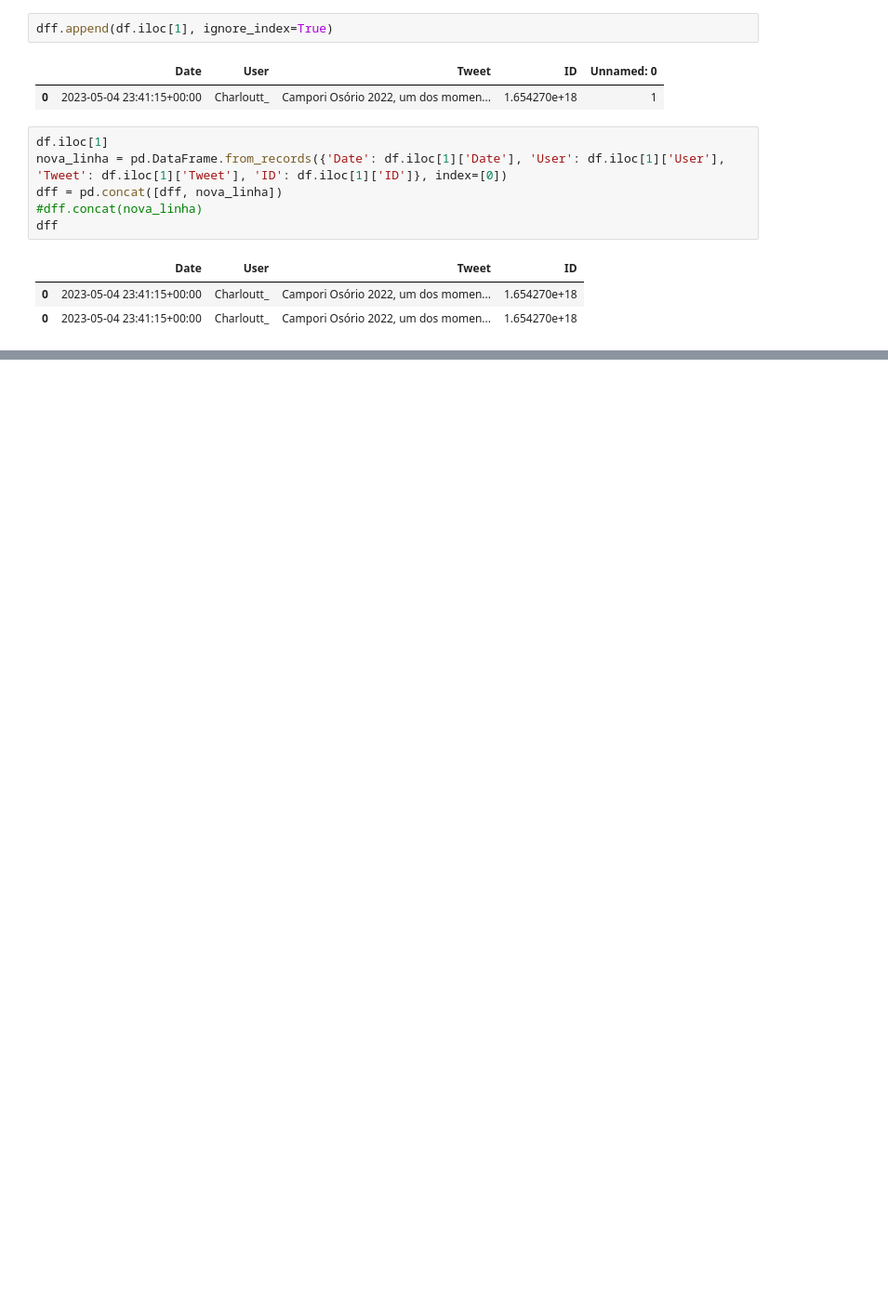
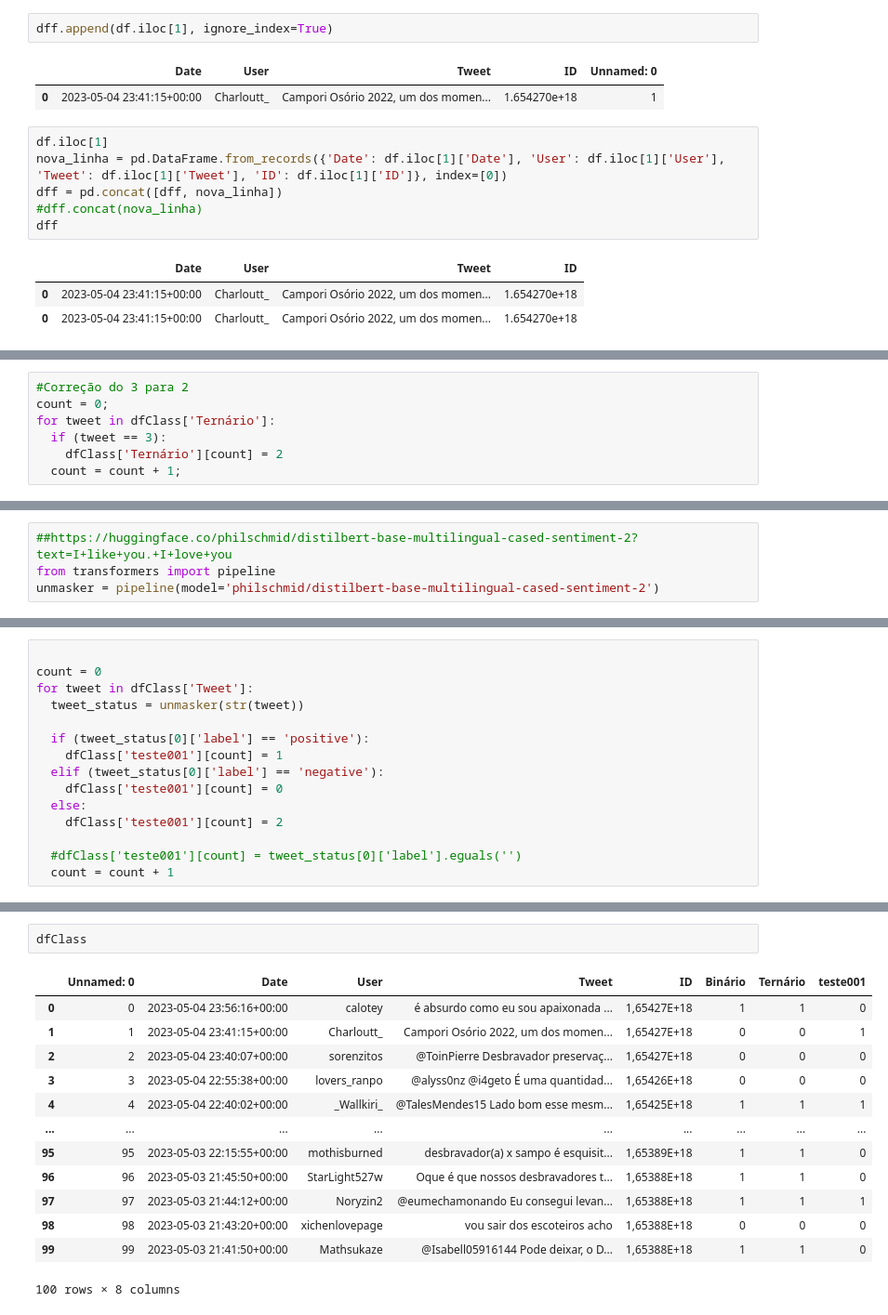
Before and after one commit to diegooliveira7/CollectTwitterDataCleanup, a Jupyter notebook: Análise_dos_dados_do_Escotismo.ipynb, the cells around one changed output, grey strips where cells are left out. Shown: that part at 93% size. Drawn from its saved outputs; the diff is of its cells as text; blank space fills up the shorter version.

Commit message:
Correção

```diff
--- a/Análise_dos_dados_do_Escotismo.ipynb
+++ b/Análise_dos_dados_do_Escotismo.ipynb
@@ -67,0 +133,7 @@ dff
+# %%
+#Correção do 3 para 2
+count = 0;
+for tweet in dfClass['Ternário']:
+  if (tweet == 3):
+    dfClass['Ternário'][count] = 2
+  count = count + 1;
@@ -67,0 +145,4 @@ dff
+# %%
+##https://huggingface.co/philschmid/distilbert-base-multilingual-cased-sentiment-2?text=I+like+you.+I+love+you
+from transformers import pipeline
+unmasker = pipeline(model='philschmid/distilbert-base-multilingual-cased-sentiment-2')
@@ -67,0 +154,15 @@ dff
+# %%
+
+count = 0
+for tweet in dfClass['Tweet']:
+  tweet_status = unmasker(str(tweet))
+
+  if (tweet_status[0]['label'] == 'positive'):
+    dfClass['teste001'][count] = 1
+  elif (tweet_status[0]['label'] == 'negative'):
+    dfClass['teste001'][count] = 0
+  else:
+    dfClass['teste001'][count] = 2
+
+  #dfClass['teste001'][count] = tweet_status[0]['label'].eguals('')
+  count = count + 1
@@ -67,0 +182,16 @@ dff
+# %%
+dfClass
+# %% [output]
+|  | Unnamed: 0 | Date | User | Tweet | ID | Binário | Ternário | teste001 |
+| 0 | 0 | 2023-05-04 23:56:16+00:00 | calotey | é absurdo como eu sou apaixonada ... | 1,65427E+18 | 1 | 1 | 0 |
+| 1 | 1 | 2023-05-04 23:41:15+00:00 | Charloutt_ | Campori Osório 2022, um dos momen... | 1,65427E+18 | 0 | 0 | 1 |
+| 2 | 2 | 2023-05-04 23:40:07+00:00 | sorenzitos | @ToinPierre Desbravador preservaç... | 1,65427E+18 | 0 | 0 | 0 |
+| 3 | 3 | 2023-05-04 22:55:38+00:00 | lovers_ranpo | @alyss0nz @i4geto É uma quantidad... | 1,65426E+18 | 0 | 0 | 0 |
+| 4 | 4 | 2023-05-04 22:40:02+00:00 | _Wallkiri_ | @TalesMendes15 Lado bom esse mesm... | 1,65425E+18 | 1 | 1 | 1 |
+| ... | ... | ... | ... | ... | ... | ... | ... | ... |
+| 95 | 95 | 2023-05-03 22:15:55+00:00 | mothisburned | desbravador(a) x sampo é esquisit... | 1,65389E+18 | 1 | 1 | 0 |
+| 96 | 96 | 2023-05-03 21:45:50+00:00 | StarLight527w | Oque é que nossos desbravadores t... | 1,65388E+18 | 1 | 1 | 0 |
+| 97 | 97 | 2023-05-03 21:44:12+00:00 | Noryzin2 | @eumechamonando Eu consegui levan... | 1,65388E+18 | 1 | 1 | 1 |
+| 98 | 98 | 2023-05-03 21:43:20+00:00 | xichenlovepage | vou sair dos escoteiros acho | 1,65388E+18 | 0 | 0 | 0 |
+| 99 | 99 | 2023-05-03 21:41:50+00:00 | Mathsukaze | @Isabell05916144 Pode deixar, o D... | 1,65388E+18 | 1 | 1 | 0 |
+100 rows × 8 columns
```
Also changed, not shown: parts of 44 cells of this notebook, 1 other file.
